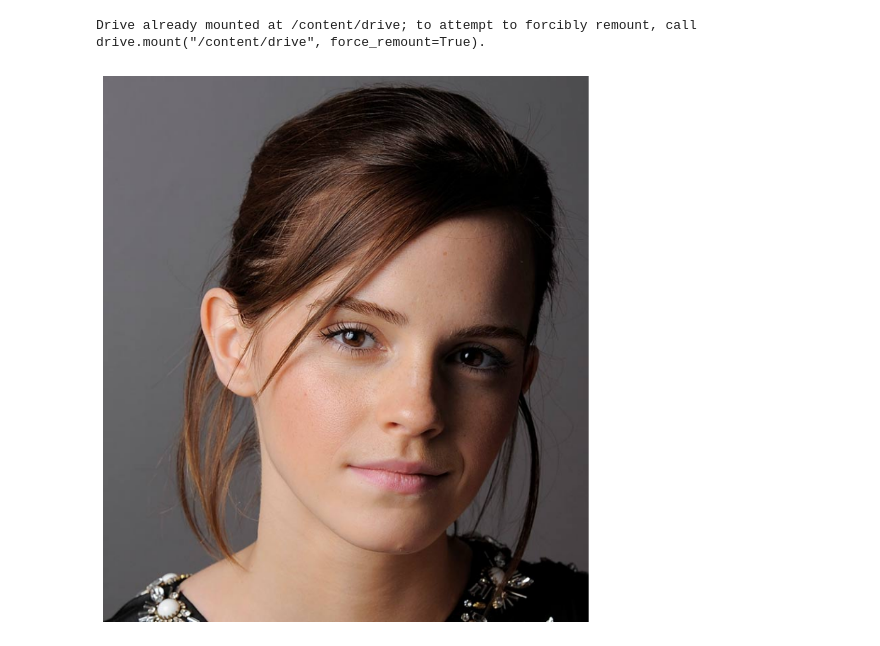
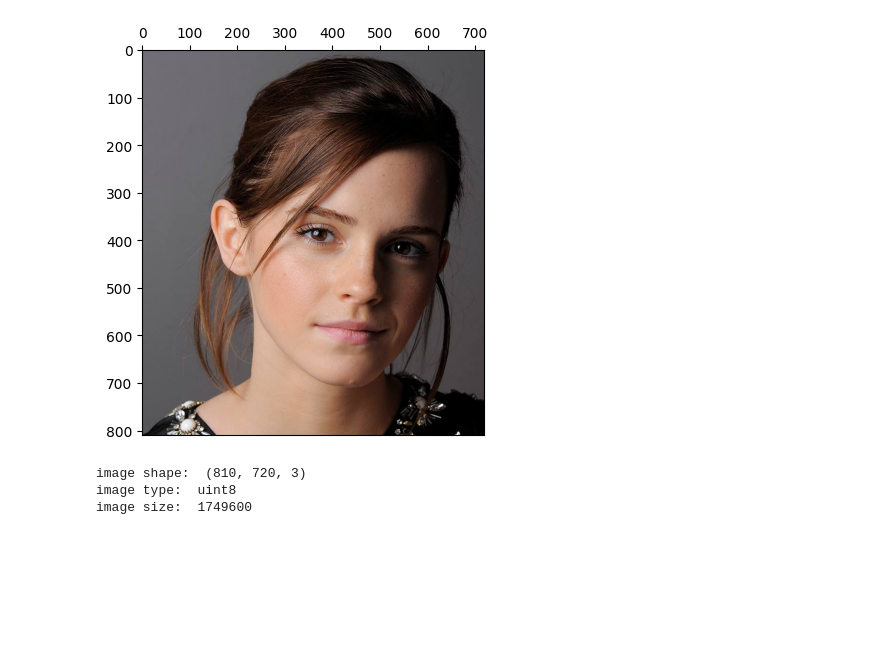
Before and after one commit to nadunnr/EN3160-Image-Processing-and-Machine-Vision, a Jupyter notebook: 01_open_image.ipynb, the cells around one changed output. Saved outputs shown, nothing was run; the diff lists cells and outputs as text; code cells hidden in the pictures; blank space fills up the shorter version.

```diff
--- a/01_open_image.ipynb
+++ b/01_open_image.ipynb
@@ -1,23 +1,23 @@
-# %%
-# mount google drive
-from google.colab import drive
-drive.mount('/content/drive')
-
-# import data
-# %% [output]
-Drive already mounted at /content/drive; to attempt to forcibly remount, call drive.mount("/content/drive", force_remount=True).
 # %%
 import cv2 as cv
 import numpy as np
 import matplotlib.pyplot as plt
 
-im = cv.imread('/content/drive/MyDrive/images/emma.jpg')
+im_path = r"D:\Academics\EN3160 - Image Processing and Machine Vision\images\emma.jpg"
 
-fig, ax = plt.subplots(figsize=(10, 10))
+im = cv.imread(r"D:\Academics\EN3160 - Image Processing and Machine Vision\images\emma.jpg")
 
-assert im is not None
+fig, ax = plt.subplots(1,1, figsize=(5,5))
 ax.imshow(cv.cvtColor(im, cv.COLOR_BGR2RGB))
-ax.axis('off')
+ax.xaxis.set_ticks_position('top')
 plt.show()
 # %% [output]
-[figure, old version]
+[figure, new version]
+# %%
+print("image shape: ", im.shape)
+print("image type: ", im.dtype)
+print("image size: ", im.size)
+# %% [output]
+image shape:  (810, 720, 3)
+image type:  uint8
+image size:  1749600
```
Also changed, not shown: parts of 1 cell of this notebook.
